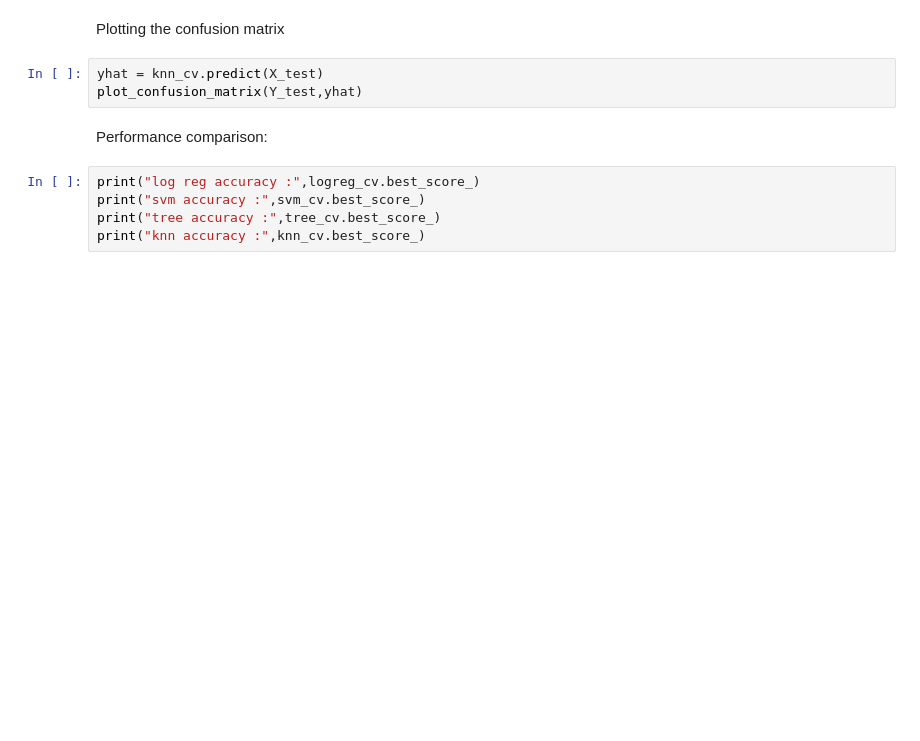
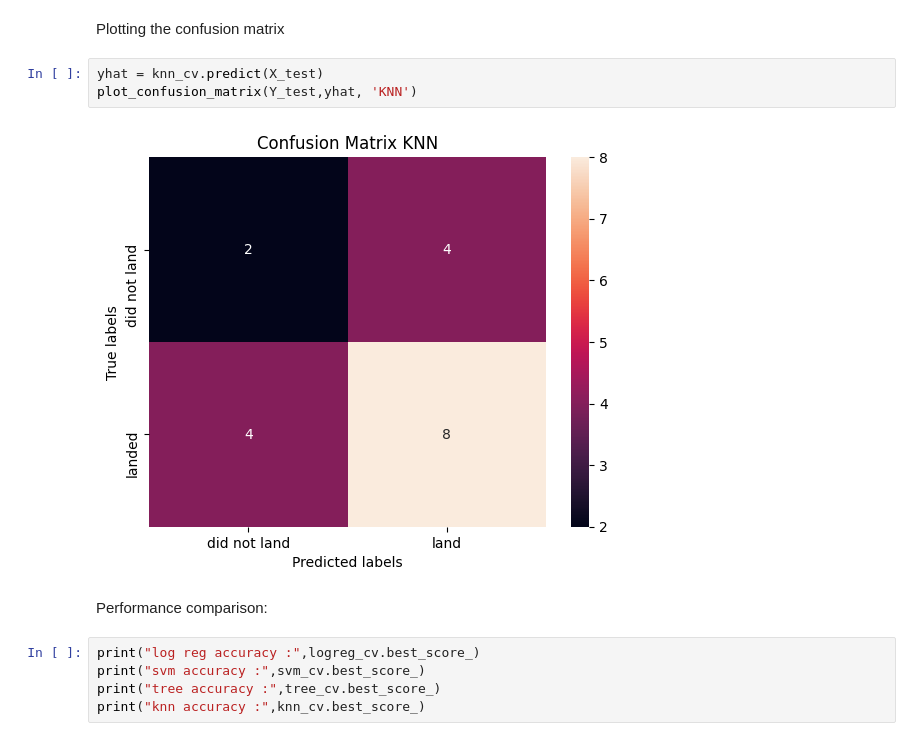
Before and after one commit to AlbertoGonzalezOlmos/data-science-methods, a Jupyter notebook: falcon9-Prediction.ipynb, the cells around one changed output. Cells and saved outputs as stored; diff of their text form; blank space fills up the shorter version.

```diff
--- a/falcon9-Prediction.ipynb
+++ b/falcon9-Prediction.ipynb
@@ -240,7 +298,9 @@ print("accuracy :",knn_cv.best_score_)
 Plotting the confusion matrix
 # %%
 yhat = knn_cv.predict(X_test)
-plot_confusion_matrix(Y_test,yhat)
+plot_confusion_matrix(Y_test,yhat, 'KNN')
+# %% [output]
+[figure, added]
 # %% [markdown]
 Performance comparison:
 # %%
```
Also changed, not shown: parts of 19 cells of this notebook, 1 other file.
